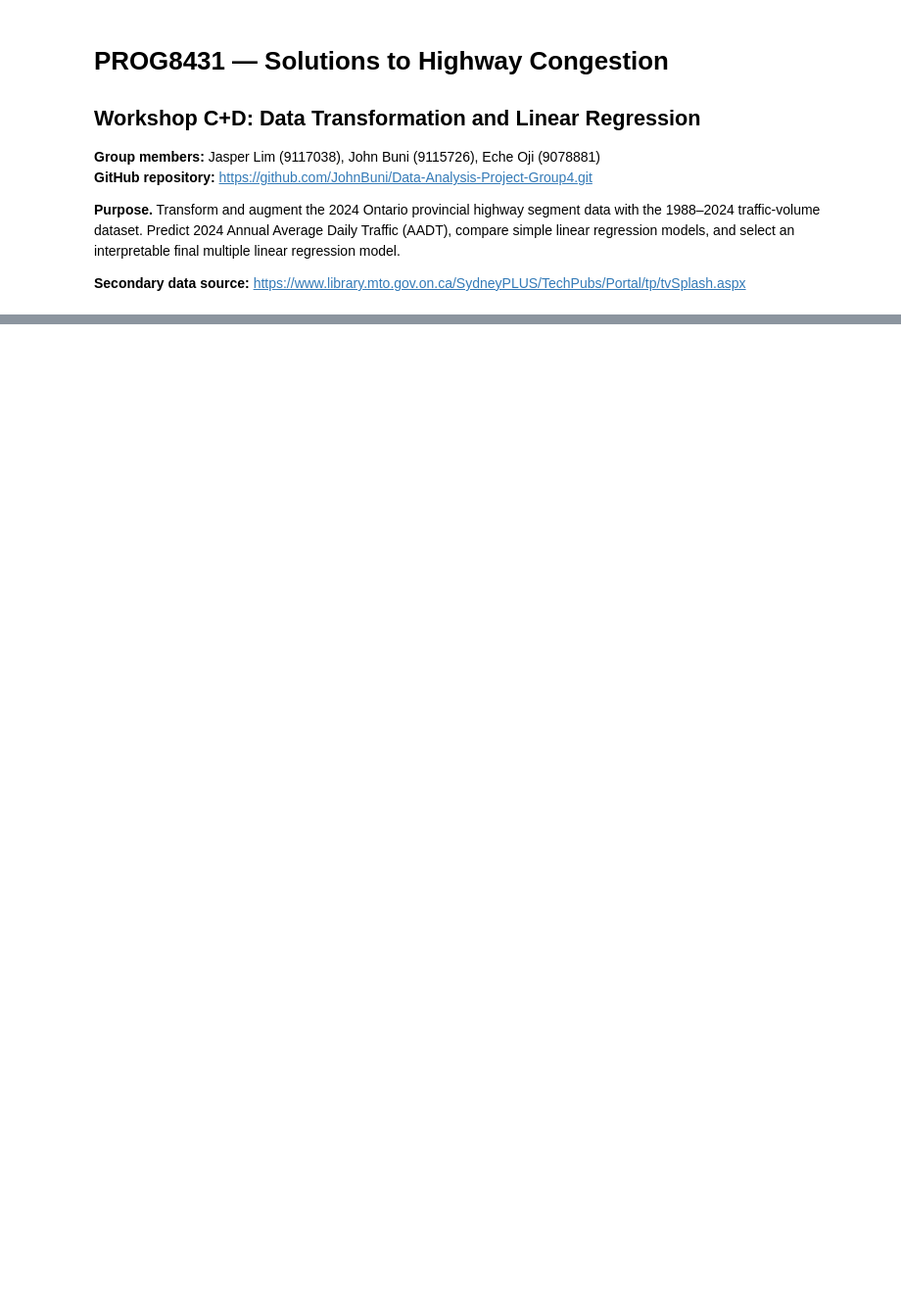
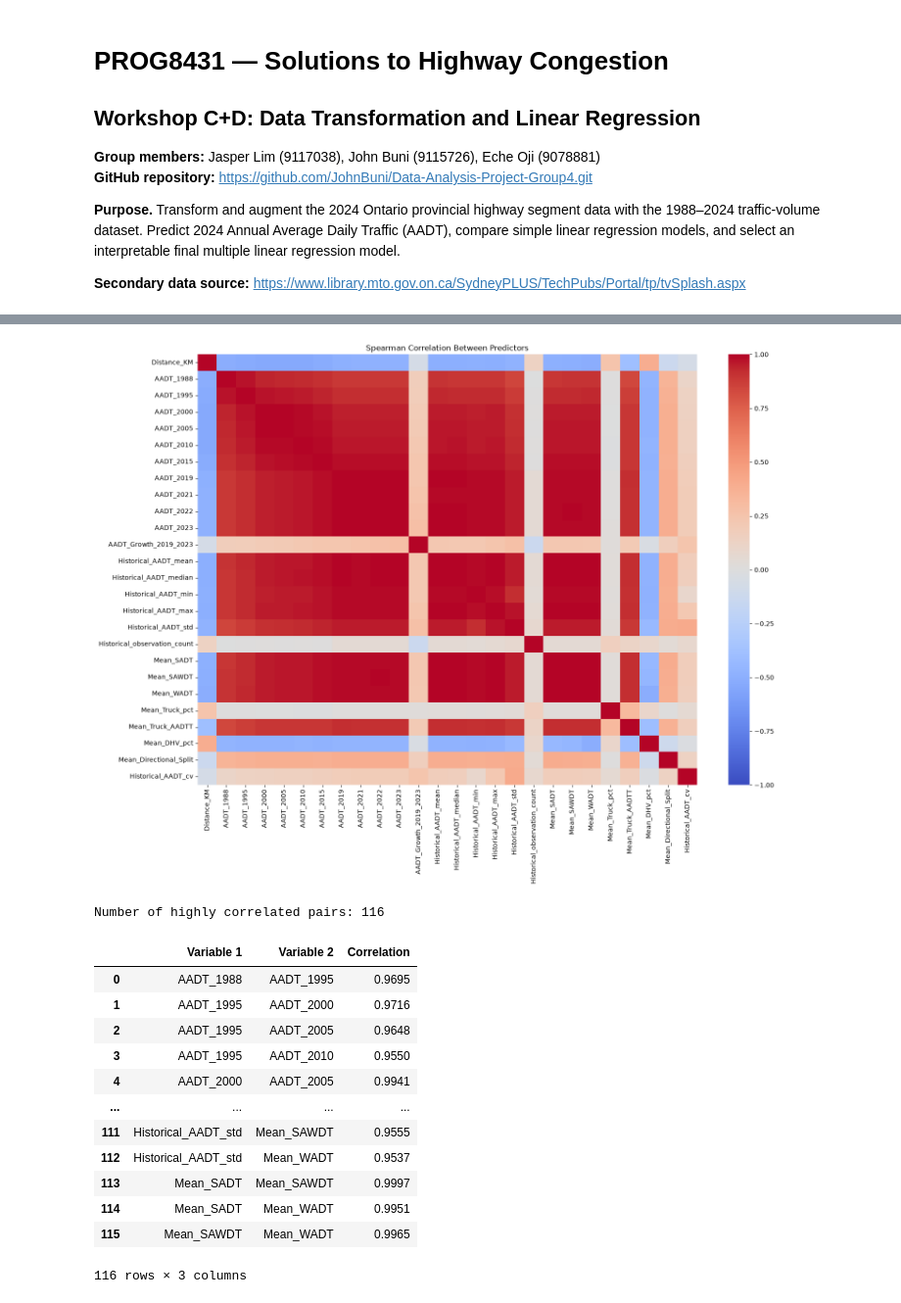
Before and after one commit to JohnBuni/Data-Analysis-Project-Group4, a Jupyter notebook: highway_congestion_workshopC.ipynb, the cells around one changed output, grey strips where cells are left out. Shown at 98% size. Saved outputs shown, nothing was run; the diff lists cells and outputs as text; code cells hidden in the pictures; blank space fills up the shorter version.

Commit message:
Complete Workshop C data transformation and regression analysis

```diff
--- a/highway_congestion_workshopC.ipynb
+++ b/highway_congestion_workshopC.ipynb
@@ -378,0 +675,60 @@ Selected features: 10
+# %%
+# Calculate Spearman correlations between predictors
+correlation_matrix = train[numeric_predictors].corr(
+    method="spearman"
+)
+
+# Visualize correlations
+plt.figure(figsize=(16, 12))
+
+sns.heatmap(
+    correlation_matrix,
+    cmap="coolwarm",
+    center=0,
+    vmin=-1,
+    vmax=1
+)
+
+plt.title("Spearman Correlation Between Predictors")
+plt.tight_layout()
+plt.show()
+
+# Identify highly correlated predictor pairs
+high_correlations = []
+
+for i in range(len(correlation_matrix.columns)):
+    for j in range(i + 1, len(correlation_matrix.columns)):
+        correlation = correlation_matrix.iloc[i, j]
+
+        if abs(correlation) >= 0.95:
+            high_correlations.append({
+                "Variable 1": correlation_matrix.columns[i],
+                "Variable 2": correlation_matrix.columns[j],
+                "Correlation": correlation
+            })
+
+high_correlation_df = pd.DataFrame(
+    high_correlations,
+    columns=["Variable 1", "Variable 2", "Correlation"]
+)
+
+print("Number of highly correlated pairs:",
+      len(high_correlation_df))
+
+display(high_correlation_df.round(4))
+# %% [output]
+[figure, added]
+Number of highly correlated pairs: 116
+|  | Variable 1 | Variable 2 | Correlation |
+| 0 | AADT_1988 | AADT_1995 | 0.9695 |
+| 1 | AADT_1995 | AADT_2000 | 0.9716 |
+| 2 | AADT_1995 | AADT_2005 | 0.9648 |
+| 3 | AADT_1995 | AADT_2010 | 0.9550 |
+| 4 | AADT_2000 | AADT_2005 | 0.9941 |
+| ... | ... | ... | ... |
+| 111 | Historical_AADT_std | Mean_SAWDT | 0.9555 |
+| 112 | Historical_AADT_std | Mean_WADT | 0.9537 |
+| 113 | Mean_SADT | Mean_SAWDT | 0.9997 |
+| 114 | Mean_SADT | Mean_WADT | 0.9951 |
+| 115 | Mean_SAWDT | Mean_WADT | 0.9965 |
+116 rows × 3 columns
```
Also changed, not shown: parts of 56 cells of this notebook, 1 other file.
